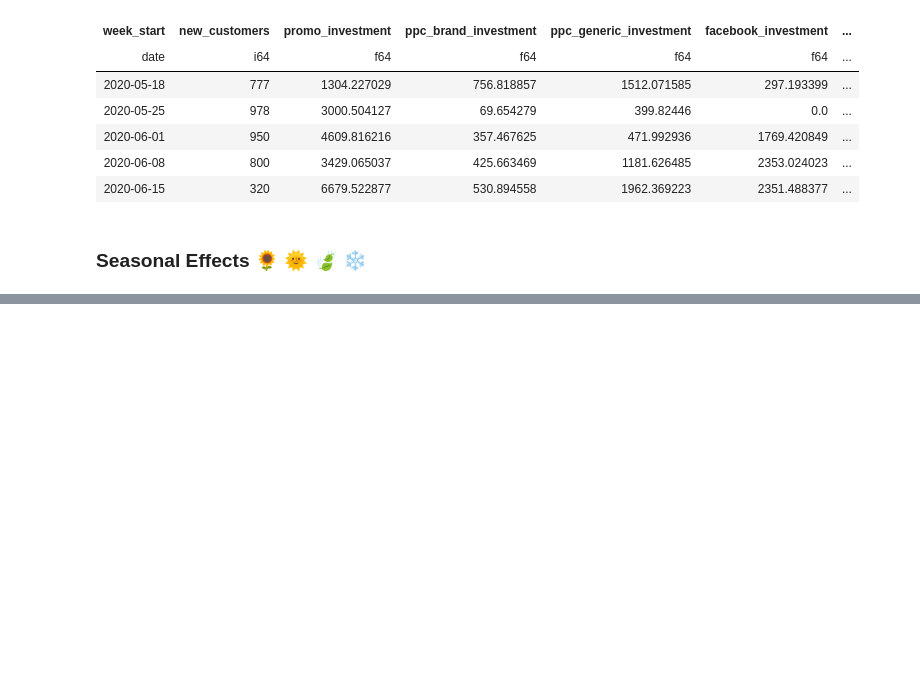
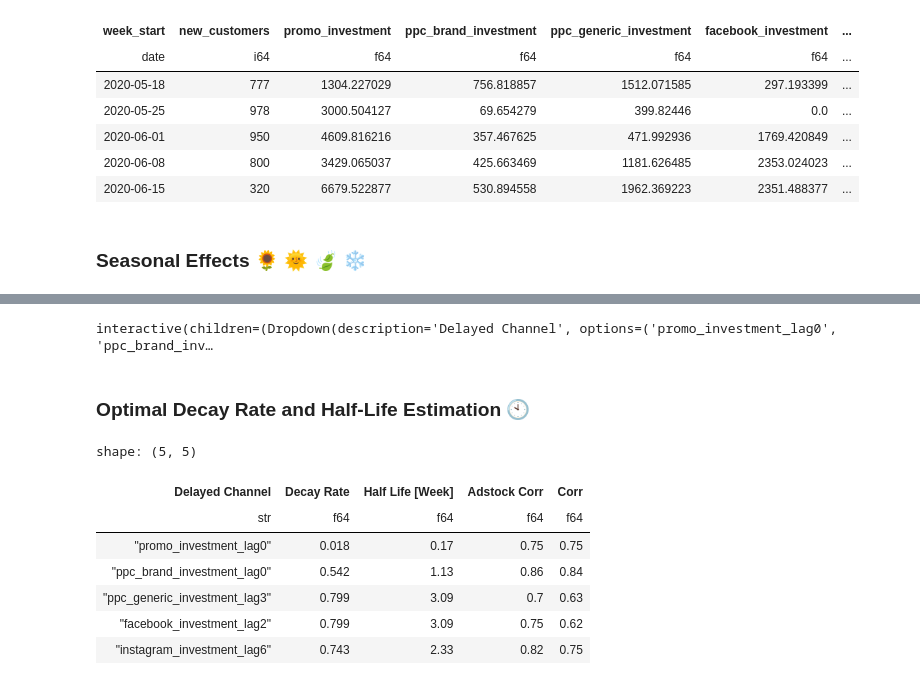
Before and after one commit to nalipour/BayesCaseStudy, a Jupyter notebook: ExplanatoryAnalysis.ipynb, the cells around one changed output, grey strips where cells are left out. Drawn from its saved outputs; the diff is of its cells as text; code cells hidden in the pictures; blank space fills up the shorter version.

```diff
--- a/ExplanatoryAnalysis.ipynb
+++ b/ExplanatoryAnalysis.ipynb
@@ -384,0 +443,12 @@ shape: (5, 19)
+# %%
+def geometric_adstock(investment_series: np.typing.ArrayLike,
+                      decay_rate: float) -> np.array:
+    if not (0 <= decay_rate < 1):
+        raise ValueError("Decay factor must be between 0 and 1.")
+
+    transformed = np.zeros_like(investment_series)
+    transformed[0] = investment_series[0]
+
+    for i in range(1, len(investment_series)):
+        transformed[i] = investment_series[i] + decay_rate * transformed[i - 1]
+    return transformed
@@ -384,0 +474,11 @@ shape: (5, 19)
+# %%
+interactive_adstock_plot = interactive(plot_adstock_transformation,
+                                        channel=lagged_channels_dropdown,
+                                        decay_rate=decay_rate_widget
+                                      )
+
+display(interactive_adstock_plot)
+# %% [output]
+interactive(children=(Dropdown(description='Delayed Channel', options=('promo_investment_lag0', 'ppc_brand_inv…
+# %% [markdown]
+### Optimal Decay Rate and Half-Life Estimation 🕙
@@ -384,0 +539,12 @@ shape: (5, 19)
+# %%
+half_life_df = get_half_life_df(lagged_df, lagged_channels_names)
+half_life_df
+# %% [output]
+shape: (5, 5)
+| Delayed Channel | Decay Rate | Half Life [Week] | Adstock Corr | Corr |
+| str | f64 | f64 | f64 | f64 |
+| "promo_investment_lag0" | 0.018 | 0.17 | 0.75 | 0.75 |
+| "ppc_brand_investment_lag0" | 0.542 | 1.13 | 0.86 | 0.84 |
+| "ppc_generic_investment_lag3" | 0.799 | 3.09 | 0.7 | 0.63 |
+| "facebook_investment_lag2" | 0.799 | 3.09 | 0.75 | 0.62 |
+| "instagram_investment_lag6" | 0.743 | 2.33 | 0.82 | 0.75 |
```
Also changed, not shown: parts of 28 cells of this notebook.
